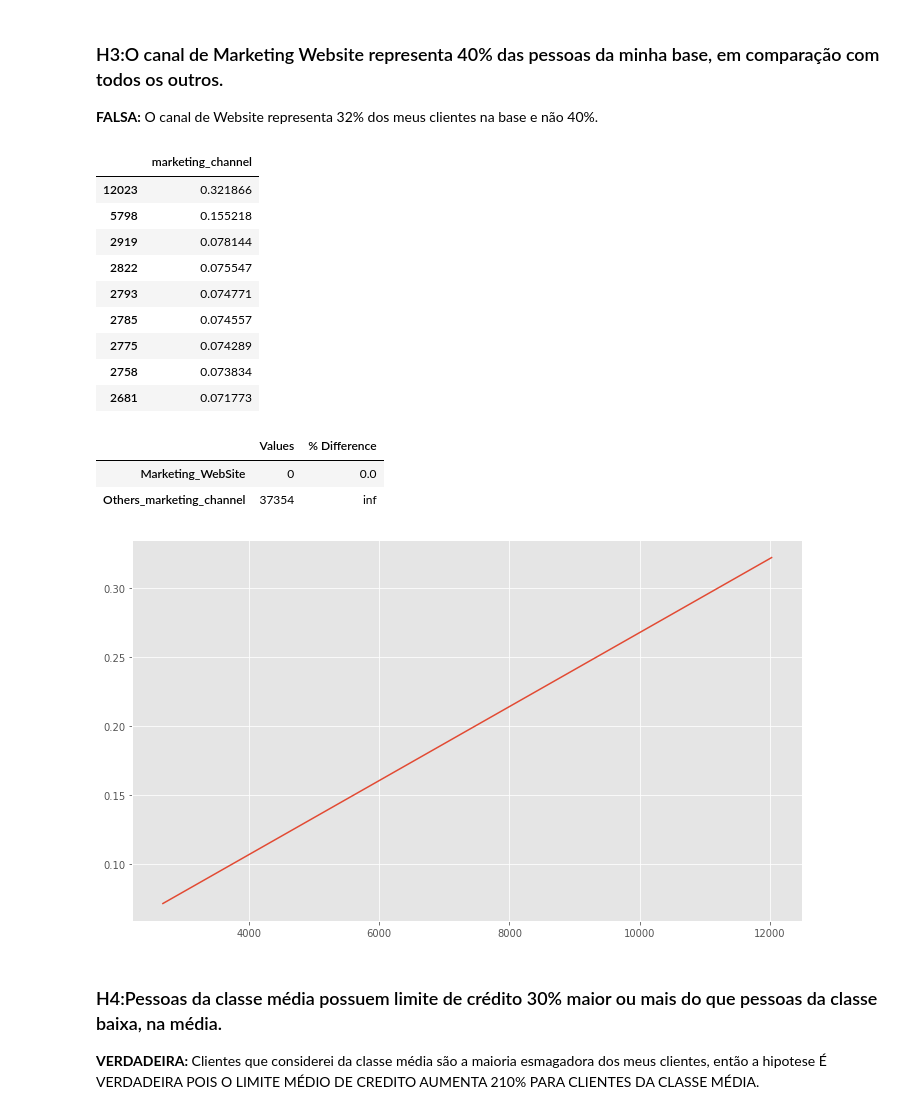
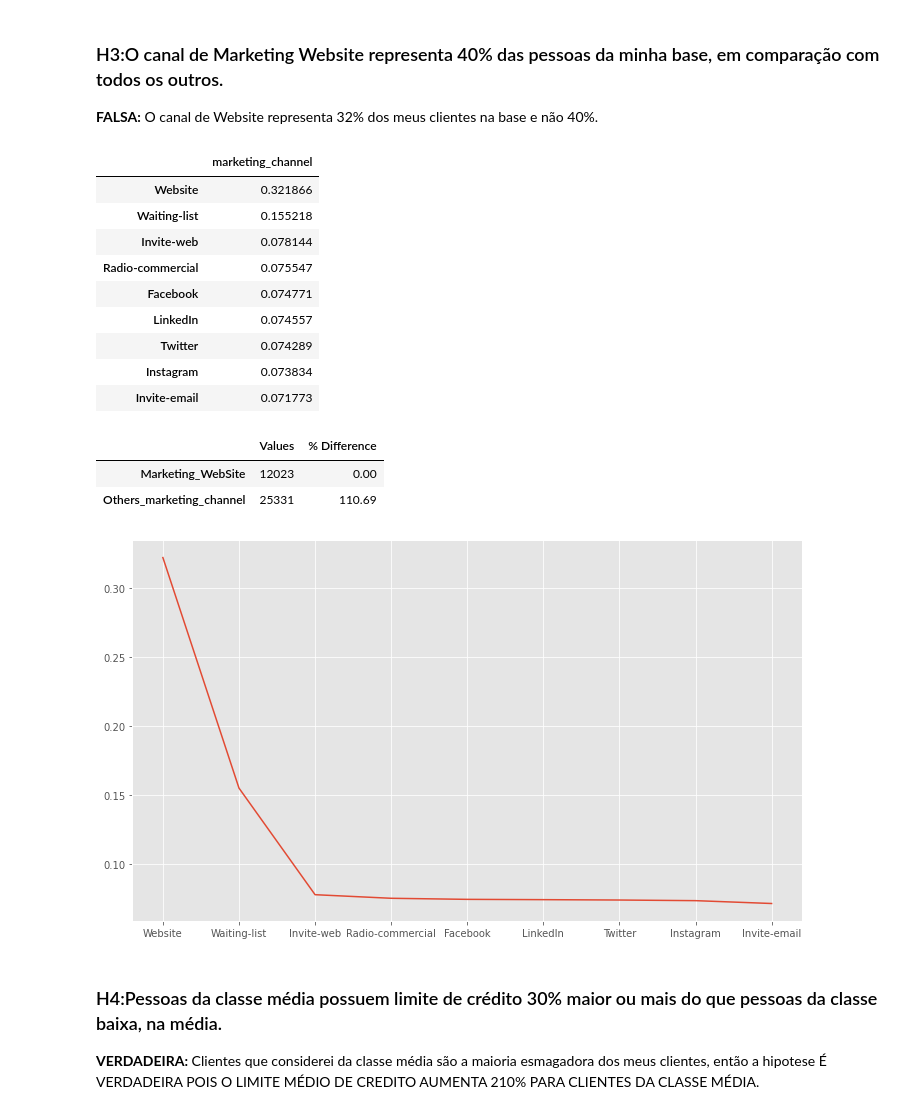
Before and after one commit to Guilherme-lima-ds/Nubank-Risk-assessment, a Jupyter notebook: Project_risk_assessment_Quinta_Etapa_Data_Preparation.ipynb, the cells around one changed output. Drawn from its saved outputs; the diff is of its cells as text; code cells hidden in the pictures.

```diff
--- a/Project_risk_assessment_Quinta_Etapa_Data_Preparation.ipynb
+++ b/Project_risk_assessment_Quinta_Etapa_Data_Preparation.ipynb
@@ -912,35 +912,35 @@ sns.lineplot(x=aux.index,y=aux['% diference']);
 ### H3:O canal de Marketing Website representa 40% das pessoas da minha base, em comparação com todos os outros.
 **FALSA:** O canal de Website representa 32% dos meus clientes na base e não 40%.
 # %%
-pd.DataFrame(df5['marketing_channel'].value_counts(normalize=True))
+pd.DataFrame(df3['marketing_channel'].value_counts(normalize=True))
 # %% [output]
 |  | marketing_channel |
-| 12023 | 0.321866 |
-| 5798 | 0.155218 |
-| 2919 | 0.078144 |
-| 2822 | 0.075547 |
-| 2793 | 0.074771 |
-| 2785 | 0.074557 |
-| 2775 | 0.074289 |
-| 2758 | 0.073834 |
-| 2681 | 0.071773 |
+| Website | 0.321866 |
+| Waiting-list | 0.155218 |
+| Invite-web | 0.078144 |
+| Radio-commercial | 0.075547 |
+| Facebook | 0.074771 |
+| LinkedIn | 0.074557 |
+| Twitter | 0.074289 |
+| Instagram | 0.073834 |
+| Invite-email | 0.071773 |
 # %%
-aux =  pd.DataFrame(df5[df5['marketing_channel'] == 'Website']['marketing_channel'].count(),columns=['Marketing_WebSite'],index=[0])
-aux1 = pd.DataFrame(df5[df5['marketing_channel'] != 'Website']['marketing_channel'].count(),columns=['Others_marketing_channel'],index=[0])
+aux =  pd.DataFrame(df3[df3['marketing_channel'] == 'Website']['marketing_channel'].count(),columns=['Marketing_WebSite'],index=[0])
+aux1 = pd.DataFrame(df3[df3['marketing_channel'] != 'Website']['marketing_channel'].count(),columns=['Others_marketing_channel'],index=[0])
 aux3 = pd.concat([aux,aux1],axis=1).T
 aux3.columns = ['Values']
 aux3['% Difference'] = round(100*aux3['Values'].pct_change().fillna(0),2)
 aux3
 # %% [output]
 |  | Values | % Difference |
-| Marketing_WebSite | 0 | 0.0 |
-| Others_marketing_channel | 37354 | inf |
+| Marketing_WebSite | 12023 | 0.00 |
+| Others_marketing_channel | 25331 | 110.69 |
 # %%
 plt.figure(figsize=(12,7))
-sns.lineplot(x=df5['marketing_channel'].value_counts(normalize=True).index,
-             y=df5['marketing_channel'].value_counts(normalize=True).values);
+sns.lineplot(x=df3['marketing_channel'].value_counts(normalize=True).index,
+             y=df3['marketing_channel'].value_counts(normalize=True).values);
 # %% [output]
-[figure, old version]
+[figure, new version]
 # %% [markdown]
 ### H4:Pessoas da classe média possuem limite de crédito 30%  maior ou mais do que pessoas da classe baixa, na média.
 **VERDADEIRA:**
```
Also changed, not shown: parts of 8 cells of this notebook.
